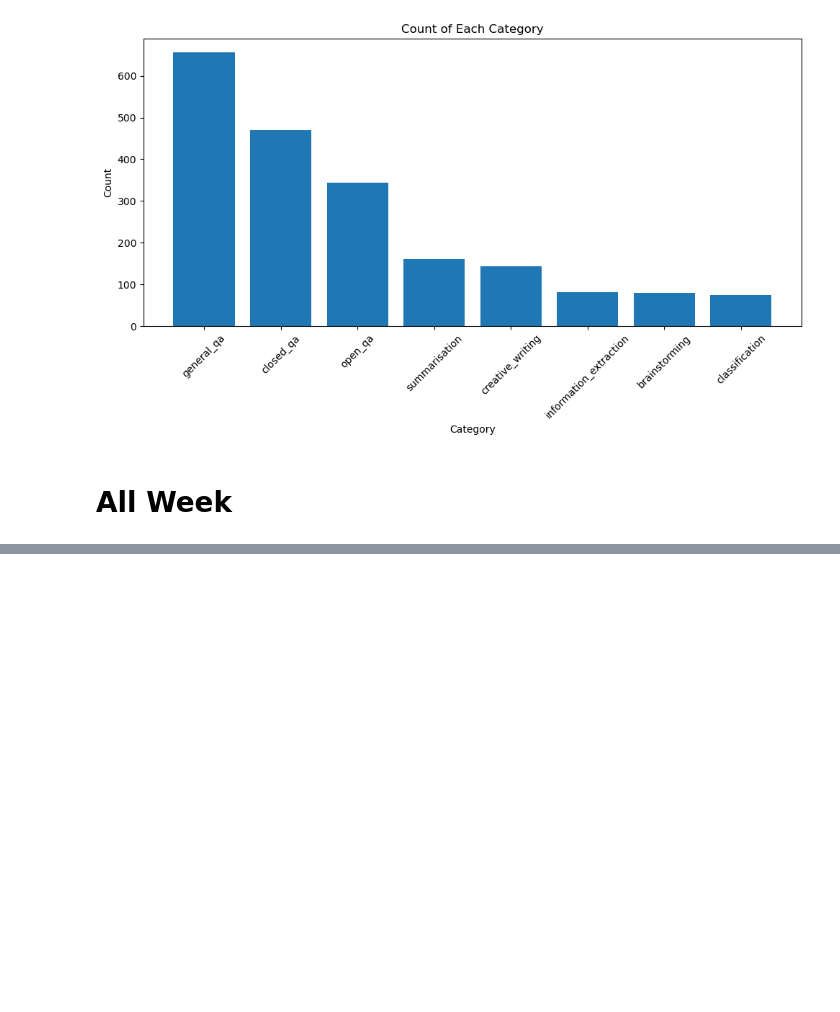
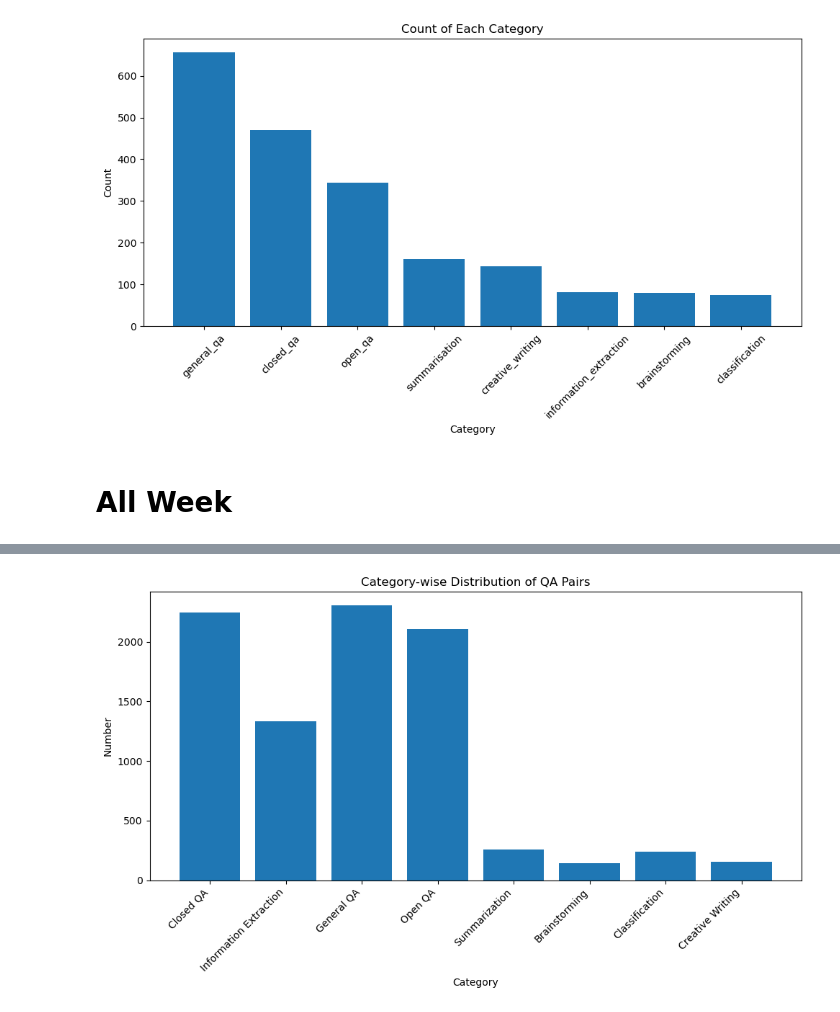
Before and after one commit to faaraan1997/MS-in-AI---Sem-2, a Jupyter notebook: Application of AI/Task/Week 11/EDA.ipynb, the cells around one changed output, grey strips where cells are left out. Drawn from its saved outputs; the diff is of its cells as text; code cells hidden in the pictures; blank space fills up the shorter version.

Commit message:
Final Data Updates

```diff
--- a/Application of AI/Task/Week 11/EDA.ipynb
+++ b/Application of AI/Task/Week 11/EDA.ipynb
@@ -344,0 +345,22 @@ inference: 4
+# %%
+import matplotlib.pyplot as plt
+
+# Data
+categories = ['Closed QA', 'Information Extraction', 'General QA', 'Open QA', 'Summarization', 'Brainstorming', 'Classification', 'Creative Writing']
+numbers = [2243, 1333, 2303, 2103, 255, 140, 241, 152]
+
+# Create bar plot
+plt.figure(figsize=(10, 6))
+plt.bar(categories, numbers)
+
+# Add labels and title
+plt.xlabel('Category')
+plt.ylabel('Number')
+plt.title('Category-wise Distribution of QA Pairs')
+plt.xticks(rotation=45, ha='right')
+
+# Show plot
+plt.tight_layout()
+plt.show()
+# %% [output]
+[figure, added]
```
Also changed, not shown: parts of 2 cells of this notebook, 2 other files.
